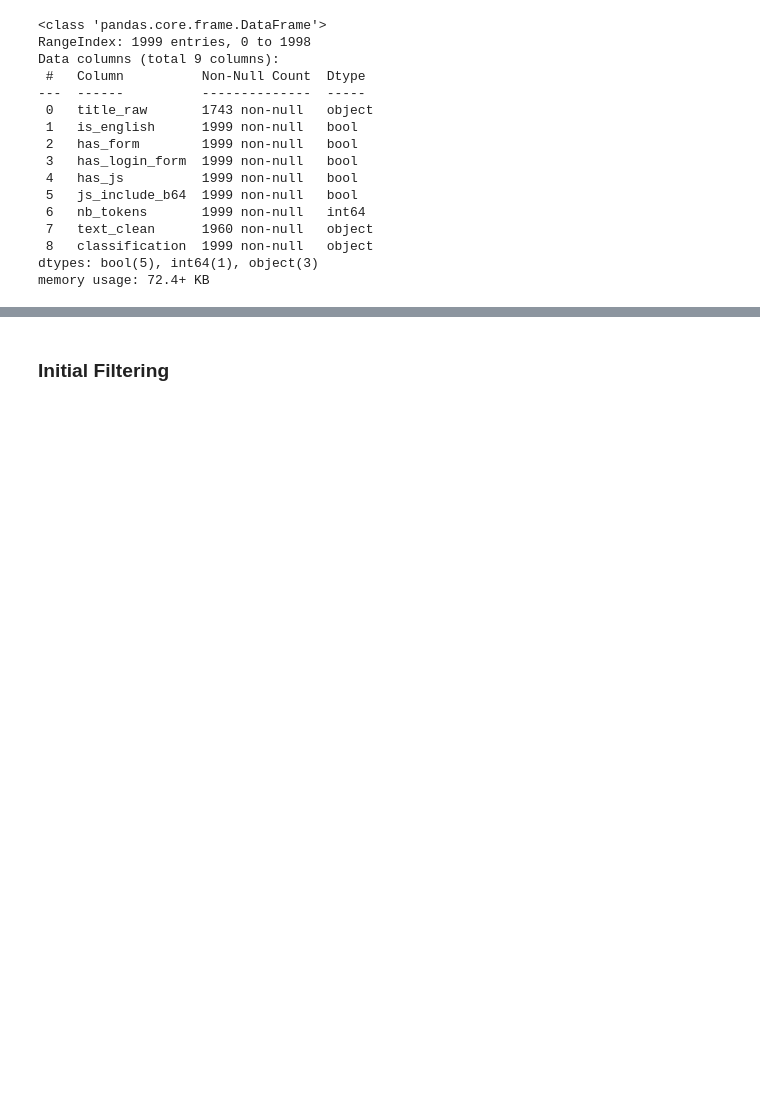
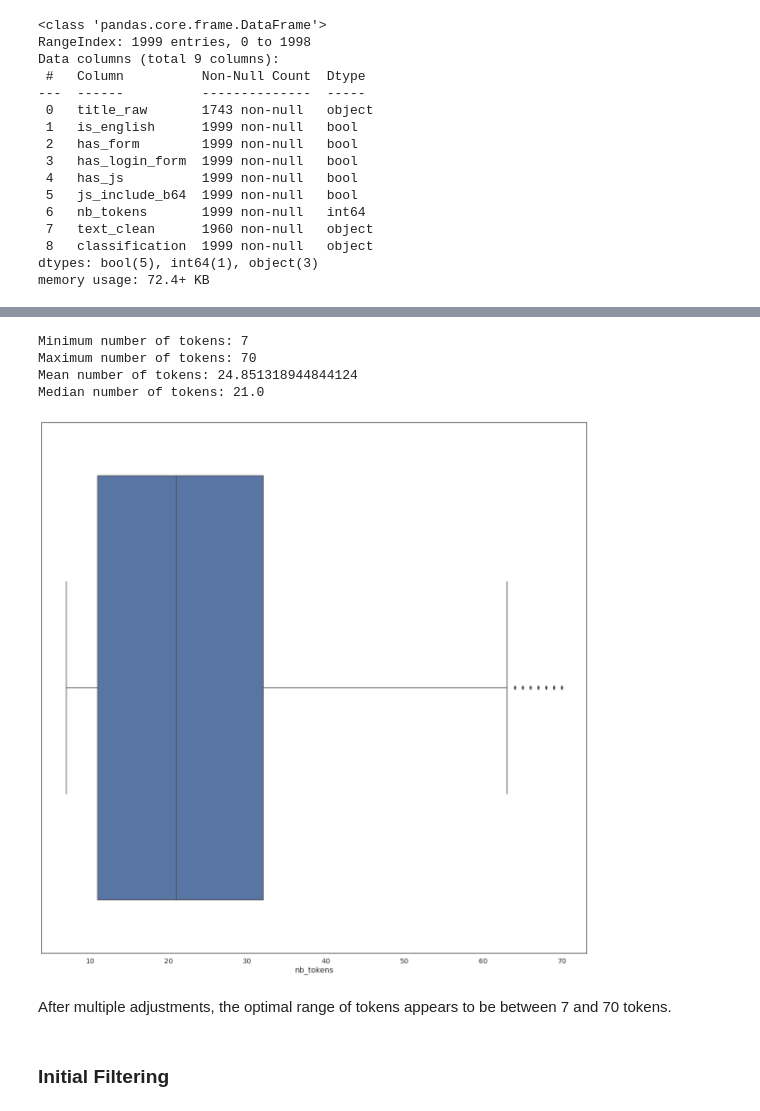
Before and after one commit to DeepCodeSec/ml1000-p3, a Jupyter notebook: notebooks/p3.ipynb, the cells around one changed output, grey strips where cells are left out. Saved outputs shown, nothing was run; the diff lists cells and outputs as text; code cells hidden in the pictures; blank space fills up the shorter version.

```diff
--- a/notebooks/p3.ipynb
+++ b/notebooks/p3.ipynb
@@ -142,3 +185,31 @@ display(df_features.tail(5))
+# %%
+# Find out a range for `nb-tokens`
+df_tokens = df_features[(df_features['nb_tokens'] >= min_tokens) &  (df_features['nb_tokens'] <= max_tokens)]
+
+nb_tokens = df_tokens['nb_tokens']
+min_tokens = nb_tokens.min()
+max_tokens = nb_tokens.max()
+mean_tokens = nb_tokens.mean()
+median_tokens = nb_tokens.median()
+
+
+print(f"Minimum number of tokens: {min_tokens}")
+print(f"Maximum number of tokens: {max_tokens}")
+print("Mean number of tokens:", mean_tokens)
+print("Median number of tokens:", median_tokens)
+# %% [output]
+Minimum number of tokens: 7
+Maximum number of tokens: 70
+Mean number of tokens: 24.851318944844124
+Median number of tokens: 21.0
+# %%
+plt.figure()
+sns.boxplot(df_tokens['nb_tokens'])
+plt.show()
+# %% [output]
+[figure, added]
+# %% [markdown]
+After multiple adjustments, the optimal range of tokens appears to be between 7 and 70 tokens.
 # %% [markdown]
 ### Initial Filtering
 # %% [markdown]
```
Also changed, not shown: parts of 30 cells of this notebook.
